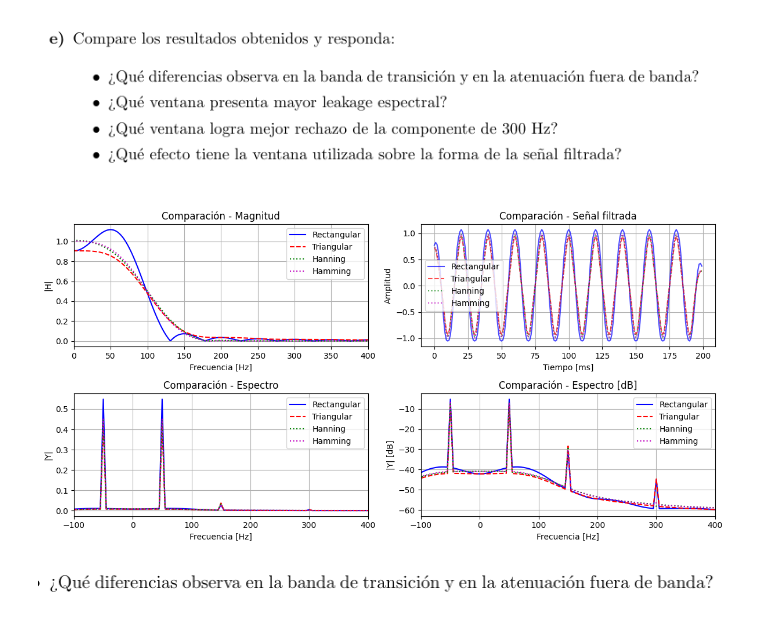
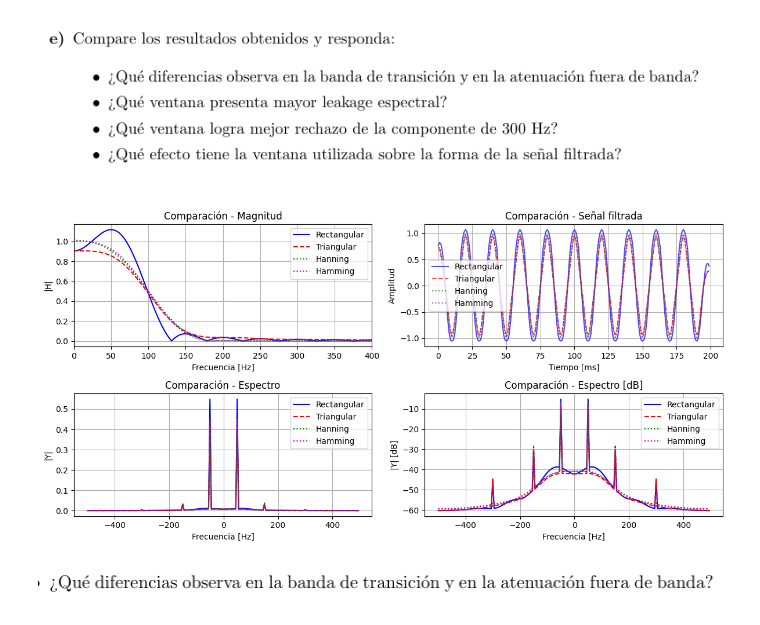
Before and after one commit to Bearserker10029/Digital-Signal-Processing, a Jupyter notebook: FIR-Windowing.ipynb, the cells around one changed output. Cells and saved outputs as stored; diff of their text form; code cells hidden in the pictures.

```diff
--- a/FIR-Windowing.ipynb
+++ b/FIR-Windowing.ipynb
@@ -338,36 +338,34 @@ plt.xlabel('Tiempo [ms]')
 plt.ylabel('Amplitud')
 plt.title('Comparación - Señal filtrada')
 plt.legend()
 plt.grid('on')
 
 plt.subplot(2, 2, 3)
 plt.plot(f, np.abs(Y_rect)/N, 'b-', label='Rectangular')
 plt.plot(f, np.abs(Y_tri)/N, 'r--', label='Triangular')
 plt.plot(f, np.abs(Y_hann)/N, 'g:', label='Hanning')
 plt.plot(f, np.abs(Y_ham)/N, 'm:', label='Hamming')
 plt.xlabel('Frecuencia [Hz]')
 plt.ylabel('|Y|')
 plt.title('Comparación - Espectro')
 plt.legend()
 plt.grid('on')
-plt.xlim(-100, 400)
 
 plt.subplot(2, 2, 4)
 plt.plot(f, 20*np.log10(np.abs(Y_rect)/N + 1e-10), 'b-', label='Rectangular')
 plt.plot(f, 20*np.log10(np.abs(Y_tri)/N + 1e-10), 'r--', label='Triangular')
 plt.plot(f, 20*np.log10(np.abs(Y_hann)/N + 1e-10), 'g:', label='Hanning')
 plt.plot(f,20*np.log10(np.abs(Y_ham)/N+ 1e-10), 'm:', label='Hamming')
 plt.xlabel('Frecuencia [Hz]')
 plt.ylabel('|Y| [dB]')
 plt.title('Comparación - Espectro [dB]')
 plt.legend()
 plt.grid('on')
-plt.xlim(-100, 400)
 
 plt.tight_layout()
 plt.show()
 # %% [output]
-[figure, old version]
+[figure, new version]
 # %% [markdown]
 ![image](embedded-picture-1)
 # %% [markdown]
```
Also changed, not shown: 4 other files.
